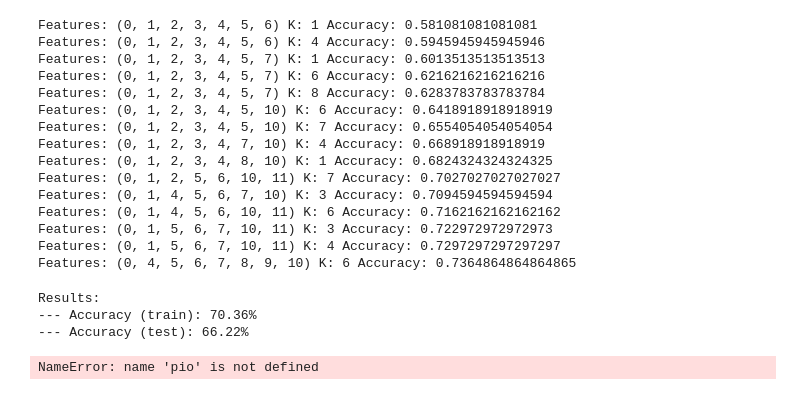
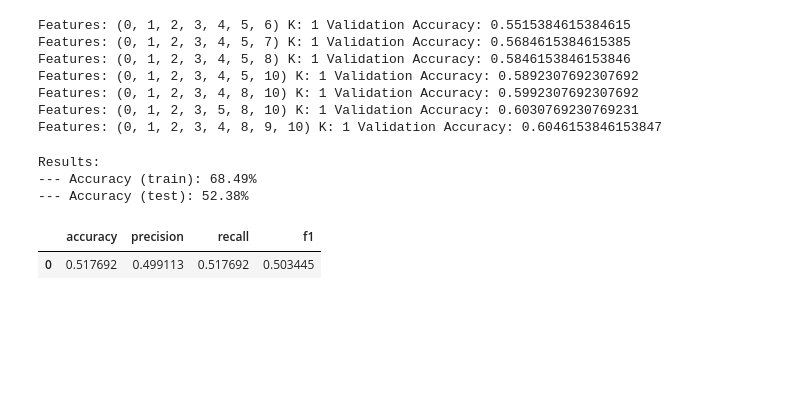
Before and after one commit to AlistairKeiller/cs178Final, a Jupyter notebook: notebooks/knn.ipynb, the cells around one changed output. Drawn from its saved outputs; the diff is of its cells as text; code cells hidden in the pictures; blank space fills up the shorter version.

```diff
--- a/notebooks/knn.ipynb
+++ b/notebooks/knn.ipynb
@@ -50,28 +50,20 @@ for combo in chain.from_iterable(combinations(features,i) for i in range(7,num_f
         score = knn.score(wine_X_val_cur,wine_y_val)
 
         val_accuracy[-1].append(score)
-        f.write(f"Features: {combo} K: {k[i]} Accuracy: {score}\n")
+        f.write(f"Features: {combo} K: {k[i]} Validation Accuracy: {score}\n")
         if score > best_score:
             best_score = score
             # make it print the best score
-            print(f"Features: {combo} K: {k[i]} Accuracy: {score}")
+            print(f"Features: {combo} K: {k[i]} Validation Accuracy: {score}")
 f.close()
 # %% [output]
-Features: (0, 1, 2, 3, 4, 5, 6) K: 1 Accuracy: 0.581081081081081
-Features: (0, 1, 2, 3, 4, 5, 6) K: 4 Accuracy: 0.5945945945945946
-Features: (0, 1, 2, 3, 4, 5, 7) K: 1 Accuracy: 0.6013513513513513
-Features: (0, 1, 2, 3, 4, 5, 7) K: 6 Accuracy: 0.6216216216216216
-Features: (0, 1, 2, 3, 4, 5, 7) K: 8 Accuracy: 0.6283783783783784
-Features: (0, 1, 2, 3, 4, 5, 10) K: 6 Accuracy: 0.6418918918918919
-Features: (0, 1, 2, 3, 4, 5, 10) K: 7 Accuracy: 0.6554054054054054
-Features: (0, 1, 2, 3, 4, 7, 10) K: 4 Accuracy: 0.668918918918919
-Features: (0, 1, 2, 3, 4, 8, 10) K: 1 Accuracy: 0.6824324324324325
-Features: (0, 1, 2, 5, 6, 10, 11) K: 7 Accuracy: 0.7027027027027027
-Features: (0, 1, 4, 5, 6, 7, 10) K: 3 Accuracy: 0.7094594594594594
-Features: (0, 1, 4, 5, 6, 10, 11) K: 6 Accuracy: 0.7162162162162162
-Features: (0, 1, 5, 6, 7, 10, 11) K: 3 Accuracy: 0.722972972972973
-Features: (0, 1, 5, 6, 7, 10, 11) K: 4 Accuracy: 0.7297297297297297
-Features: (0, 4, 5, 6, 7, 8, 9, 10) K: 6 Accuracy: 0.7364864864864865
+Features: (0, 1, 2, 3, 4, 5, 6) K: 1 Validation Accuracy: 0.5515384615384615
+Features: (0, 1, 2, 3, 4, 5, 7) K: 1 Validation Accuracy: 0.5684615384615385
+Features: (0, 1, 2, 3, 4, 5, 8) K: 1 Validation Accuracy: 0.5846153846153846
+Features: (0, 1, 2, 3, 4, 5, 10) K: 1 Validation Accuracy: 0.5892307692307692
+Features: (0, 1, 2, 3, 4, 8, 10) K: 1 Validation Accuracy: 0.5992307692307692
+Features: (0, 1, 2, 3, 5, 8, 10) K: 1 Validation Accuracy: 0.6030769230769231
+Features: (0, 1, 2, 3, 4, 8, 9, 10) K: 1 Validation Accuracy: 0.6046153846153847
 # %%
 # tr_score = []
 # val_score = []
@@ -95,13 +87,16 @@ Features: (0, 4, 5, 6, 7, 8, 9, 10) K: 6 Accuracy: 0.7364864864864865
 # %%
 final_combo = [0, 1, 2, 5, 6, 10, 11]
 wine_X_tr_cur = wine_X_tr[:,final_combo]
 wine_X_val_cur = wine_X_val[:,final_combo]
 knn = KNeighborsClassifier(n_neighbors=5)
-utils.confusion(knn,wine_X_tr_cur,wine_y_tr,wine_X_val_cur,wine_y_val,save_file="knn_confusion.svg")
+utils.confusion(knn,wine_X_tr_cur,wine_y_tr,wine_X_val_cur,wine_y_val,save_file="images/knn_confusion.svg")
+utils.final_test(knn,wine_X_test[:,final_combo],wine_y_test)
 # %% [output]
 Results:
---- Accuracy (train): 70.36%
---- Accuracy (test): 66.22%
+--- Accuracy (train): 68.49%
+--- Accuracy (test): 52.38%
+|  | accuracy | precision | recall | f1 |
+| 0 | 0.517692 | 0.499113 | 0.517692 | 0.503445 |
 # %%
 # fig = go.Figure()
 # for i,combo in enumerate(chain.from_iterable(combinations(features,i) for i in range(num_features-1,num_features))):
@@ -115,9 +110,7 @@ for i in range(num_features):
     fig.add_trace(go.Scatter(x=k,y=val_accuracy[i],name=str(i)))
 fig.update_layout(title={'text':'Validation Accuracy of kNN Classifier'},xaxis={'title':{'text':'k'}},yaxis={'title':{'text':'accuracy'}})
 fig.show()
-pio.write_image(fig, save_file)
+pio.write_image(fig, "images/knn_accuracy.svg")
-# %% [output]
-NameError: name 'pio' is not defined
 # %%
 fig = go.Figure(data=[go.Table(header=dict(values=['Index', 'Feature Name']),
                  cells=dict(values=[features, ['fixed_acidity', 'volatile_acidity', 'citric_acid', 'residual_sugar',
```
Also changed, not shown: parts of 2 cells of this notebook, 3 other files.
